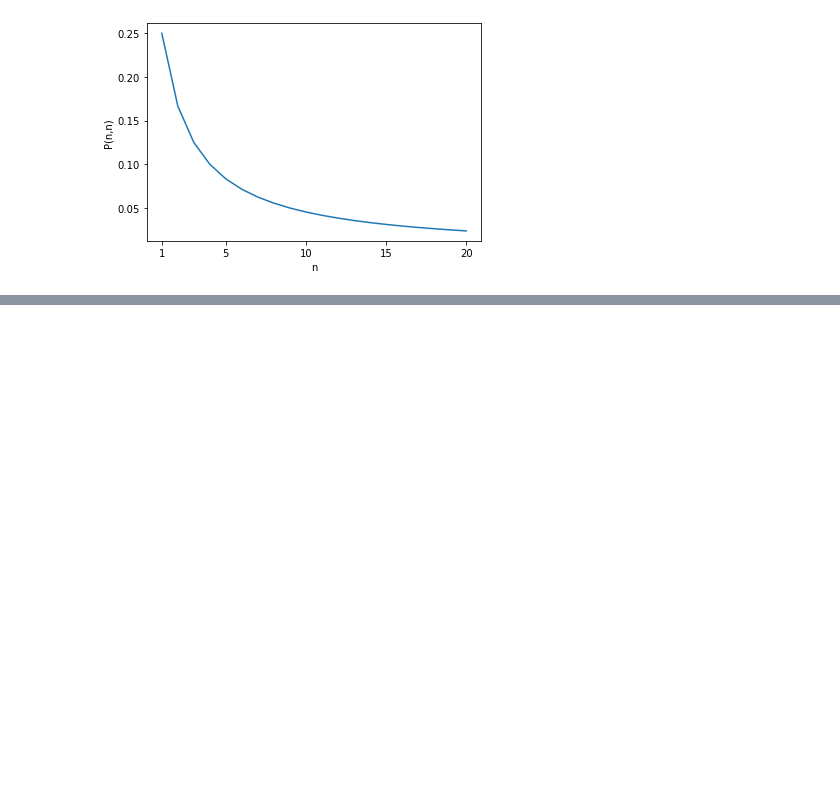
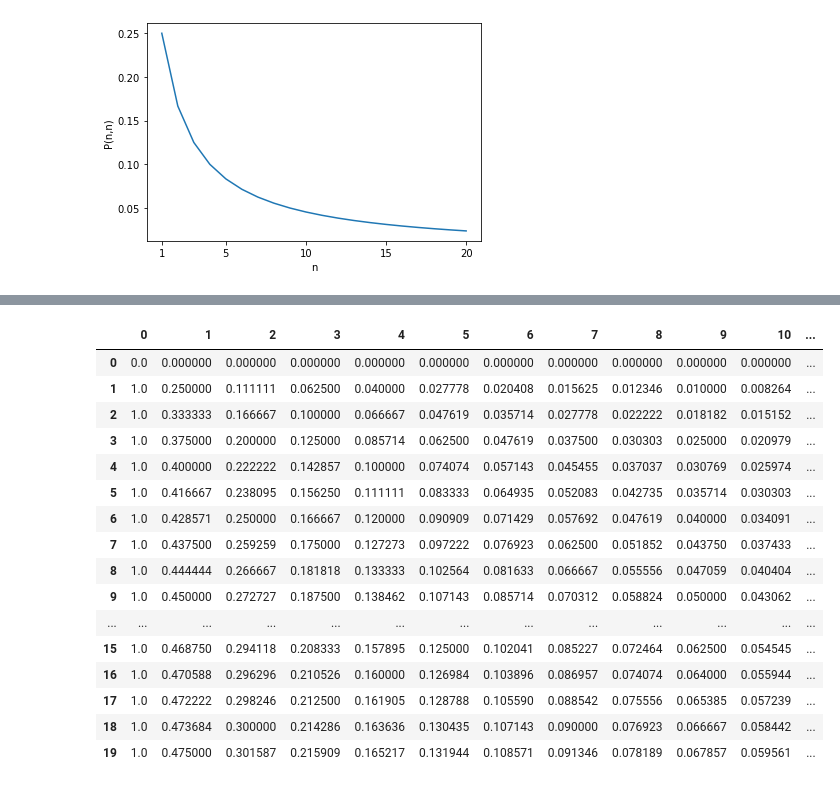
Before and after one commit to wenjinghuan999/my-interesting-notebooks, a Jupyter notebook: eat_beans.ipynb, the cells around one changed output, grey strips where cells are left out. Saved outputs shown, nothing was run; the diff lists cells and outputs as text; code cells hidden in the pictures; blank space fills up the shorter version.

```diff
--- a/eat_beans.ipynb
+++ b/eat_beans.ipynb
@@ -241,0 +278,21 @@ To prove that, we must have an idea on what's $P(x, y)$ for any $x$ and $y$.
+# %%
+import pandas as pd
+pd.DataFrame(np.array(p)[:-1,:-1])
+# %% [output]
+|  | 0 | 1 | 2 | 3 | 4 | 5 | 6 | 7 | 8 | 9 | 10 | ... |
+| 0 | 0.0 | 0.000000 | 0.000000 | 0.000000 | 0.000000 | 0.000000 | 0.000000 | 0.000000 | 0.000000 | 0.000000 | 0.000000 | ... |
+| 1 | 1.0 | 0.250000 | 0.111111 | 0.062500 | 0.040000 | 0.027778 | 0.020408 | 0.015625 | 0.012346 | 0.010000 | 0.008264 | ... |
+| 2 | 1.0 | 0.333333 | 0.166667 | 0.100000 | 0.066667 | 0.047619 | 0.035714 | 0.027778 | 0.022222 | 0.018182 | 0.015152 | ... |
+| 3 | 1.0 | 0.375000 | 0.200000 | 0.125000 | 0.085714 | 0.062500 | 0.047619 | 0.037500 | 0.030303 | 0.025000 | 0.020979 | ... |
+| 4 | 1.0 | 0.400000 | 0.222222 | 0.142857 | 0.100000 | 0.074074 | 0.057143 | 0.045455 | 0.037037 | 0.030769 | 0.025974 | ... |
+| 5 | 1.0 | 0.416667 | 0.238095 | 0.156250 | 0.111111 | 0.083333 | 0.064935 | 0.052083 | 0.042735 | 0.035714 | 0.030303 | ... |
+| 6 | 1.0 | 0.428571 | 0.250000 | 0.166667 | 0.120000 | 0.090909 | 0.071429 | 0.057692 | 0.047619 | 0.040000 | 0.034091 | ... |
+| 7 | 1.0 | 0.437500 | 0.259259 | 0.175000 | 0.127273 | 0.097222 | 0.076923 | 0.062500 | 0.051852 | 0.043750 | 0.037433 | ... |
+| 8 | 1.0 | 0.444444 | 0.266667 | 0.181818 | 0.133333 | 0.102564 | 0.081633 | 0.066667 | 0.055556 | 0.047059 | 0.040404 | ... |
+| 9 | 1.0 | 0.450000 | 0.272727 | 0.187500 | 0.138462 | 0.107143 | 0.085714 | 0.070312 | 0.058824 | 0.050000 | 0.043062 | ... |
+| ... | ... | ... | ... | ... | ... | ... | ... | ... | ... | ... | ... | ... |
+| 15 | 1.0 | 0.468750 | 0.294118 | 0.208333 | 0.157895 | 0.125000 | 0.102041 | 0.085227 | 0.072464 | 0.062500 | 0.054545 | ... |
+| 16 | 1.0 | 0.470588 | 0.296296 | 0.210526 | 0.160000 | 0.126984 | 0.103896 | 0.086957 | 0.074074 | 0.064000 | 0.055944 | ... |
+| 17 | 1.0 | 0.472222 | 0.298246 | 0.212500 | 0.161905 | 0.128788 | 0.105590 | 0.088542 | 0.075556 | 0.065385 | 0.057239 | ... |
+| 18 | 1.0 | 0.473684 | 0.300000 | 0.214286 | 0.163636 | 0.130435 | 0.107143 | 0.090000 | 0.076923 | 0.066667 | 0.058442 | ... |
+| 19 | 1.0 | 0.475000 | 0.301587 | 0.215909 | 0.165217 | 0.131944 | 0.108571 | 0.091346 | 0.078189 | 0.067857 | 0.059561 | ... |
```
Also changed, not shown: parts of 9 cells of this notebook.
